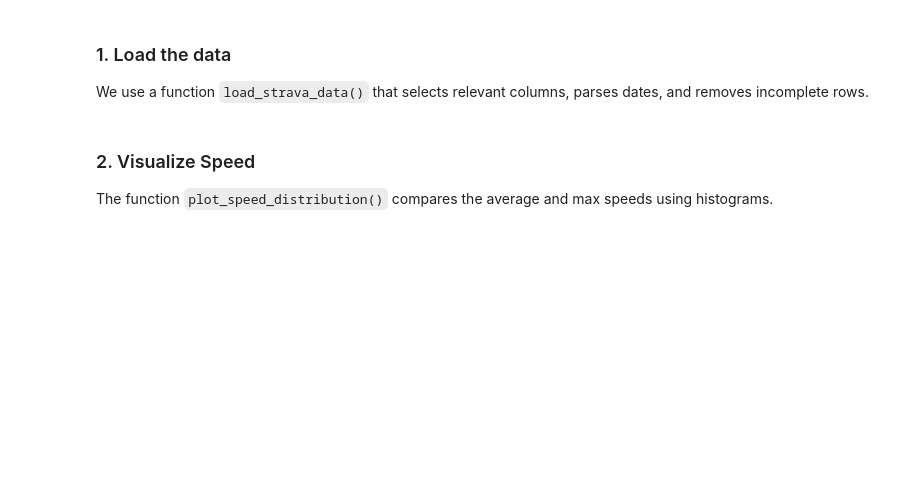
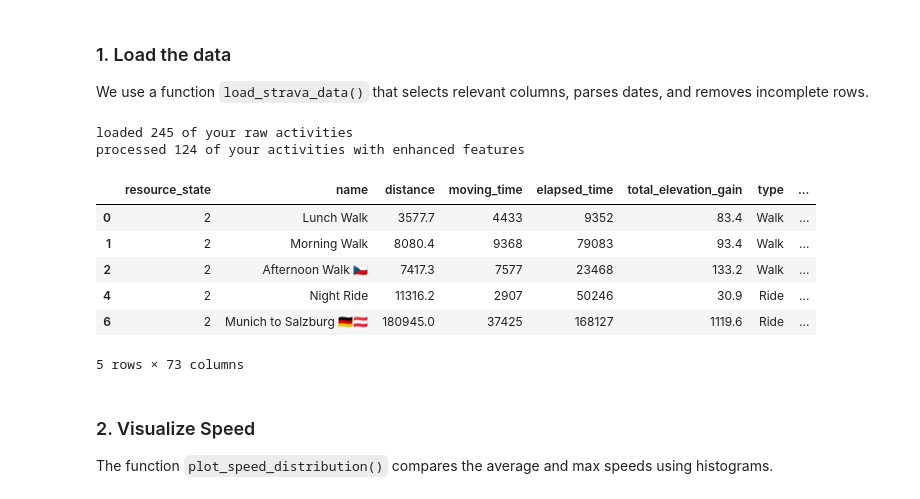
Before and after one commit to nicolevasos/Strava-Dashboard, a Jupyter notebook: union/union.ipynb, the cells around one changed output. Saved outputs shown, nothing was run; the diff lists cells and outputs as text; code cells hidden in the pictures; blank space fills up the shorter version.

```diff
--- a/union/union.ipynb
+++ b/union/union.ipynb
@@ -14,8 +32,18 @@ from strava_analysis import load_strava_data, plot_speed_distribution, extract_l
 We use a function `load_strava_data()` that selects relevant columns, parses dates, and removes incomplete rows.
 # %%
 #Use first function, upload the data
-df = load_strava_data("../LeafletUpdates/nicole_strava.csv")
-df
+df = load_strava_data("data/nicole_strava.csv")
+df.head()
+# %% [output]
+loaded 245 of your raw activities
+processed 124 of your activities with enhanced features
+|  | resource_state | name | distance | moving_time | elapsed_time | total_elevation_gain | type | ... |
+| 0 | 2 | Lunch Walk | 3577.7 | 4433 | 9352 | 83.4 | Walk | ... |
+| 1 | 2 | Morning Walk | 8080.4 | 9368 | 79083 | 93.4 | Walk | ... |
+| 2 | 2 | Afternoon Walk 🇨🇿 | 7417.3 | 7577 | 23468 | 133.2 | Walk | ... |
+| 4 | 2 | Night Ride | 11316.2 | 2907 | 50246 | 30.9 | Ride | ... |
+| 6 | 2 | Munich to Salzburg 🇩🇪🇦🇹 | 180945.0 | 37425 | 168127 | 1119.6 | Ride | ... |
+5 rows × 73 columns
 # %% [markdown]
 ### 2. Visualize Speed
 The function `plot_speed_distribution()` compares the average and max speeds using histograms.
```
Also changed, not shown: parts of 22 cells of this notebook, 26 other files.
